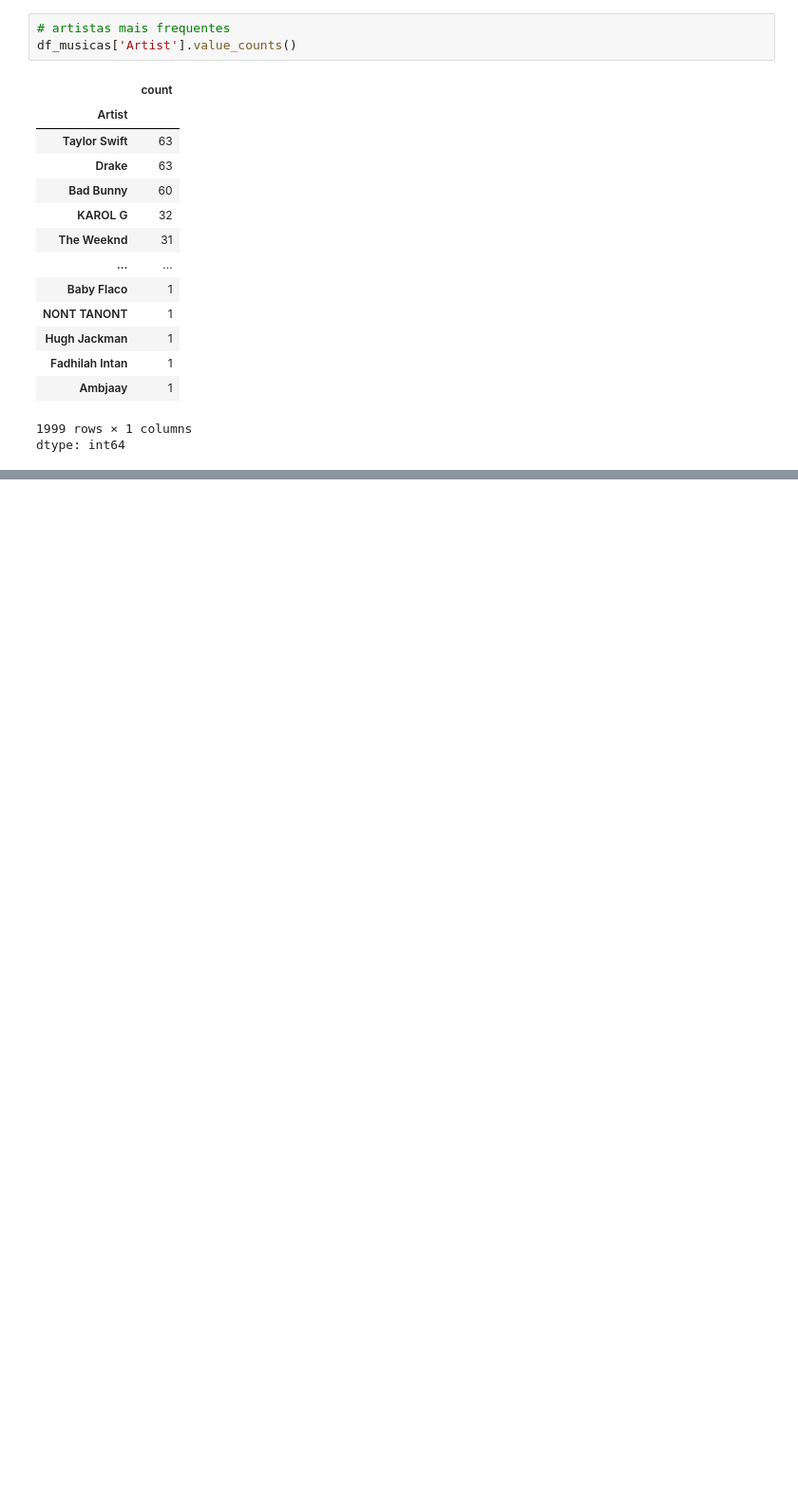
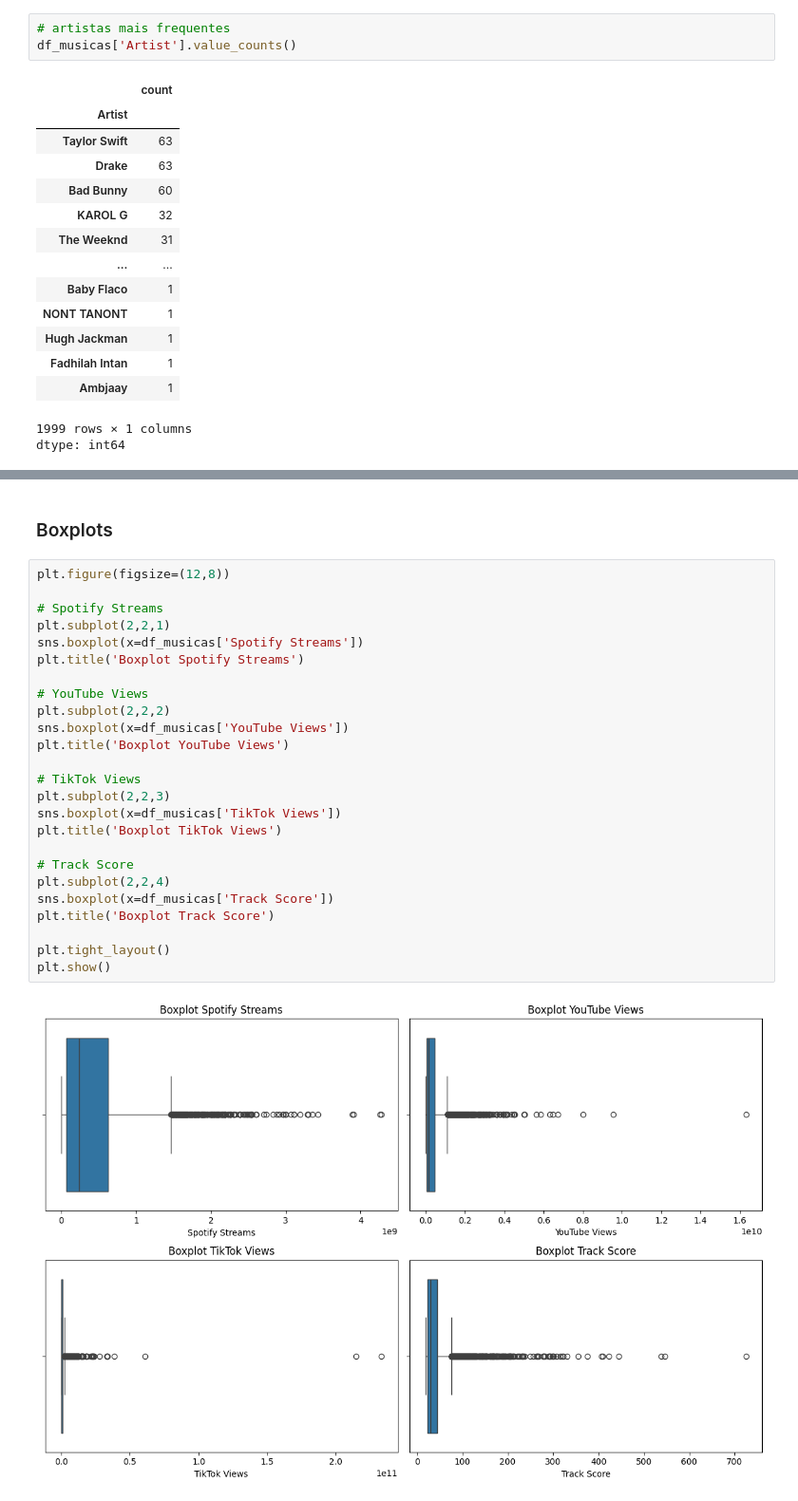
Before and after one commit to MizunoYudi/AD-Musicas-Mais-Tocadas, a Jupyter notebook: projeto.ipynb, the cells around one changed output, grey strips where cells are left out. Shown at 95% size. Drawn from its saved outputs; the diff is of its cells as text; blank space fills up the shorter version.

```diff
--- a/projeto.ipynb
+++ b/projeto.ipynb
@@ -183,0 +282,29 @@ df_musicas[col].describe()
+# %% [markdown]
+### Boxplots
+# %%
+plt.figure(figsize=(12,8))
+
+# Spotify Streams
+plt.subplot(2,2,1)
+sns.boxplot(x=df_musicas['Spotify Streams'])
+plt.title('Boxplot Spotify Streams')
+
+# YouTube Views
+plt.subplot(2,2,2)
+sns.boxplot(x=df_musicas['YouTube Views'])
+plt.title('Boxplot YouTube Views')
+
+# TikTok Views
+plt.subplot(2,2,3)
+sns.boxplot(x=df_musicas['TikTok Views'])
+plt.title('Boxplot TikTok Views')
+
+# Track Score
+plt.subplot(2,2,4)
+sns.boxplot(x=df_musicas['Track Score'])
+plt.title('Boxplot Track Score')
+
+plt.tight_layout()
+plt.show()
+# %% [output]
+[figure, added]
```
Also changed, not shown: parts of 25 cells of this notebook.
